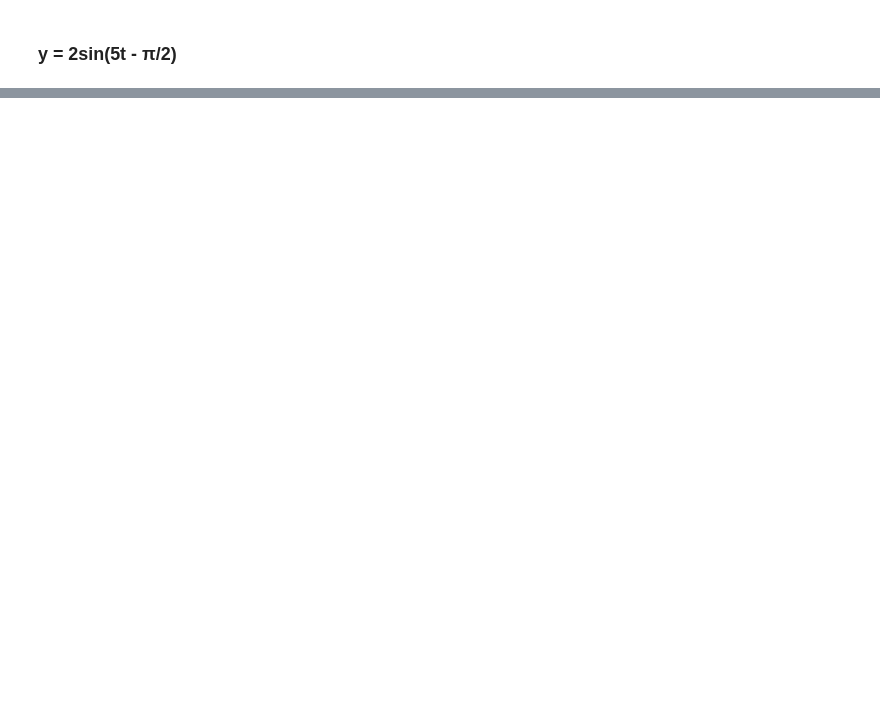
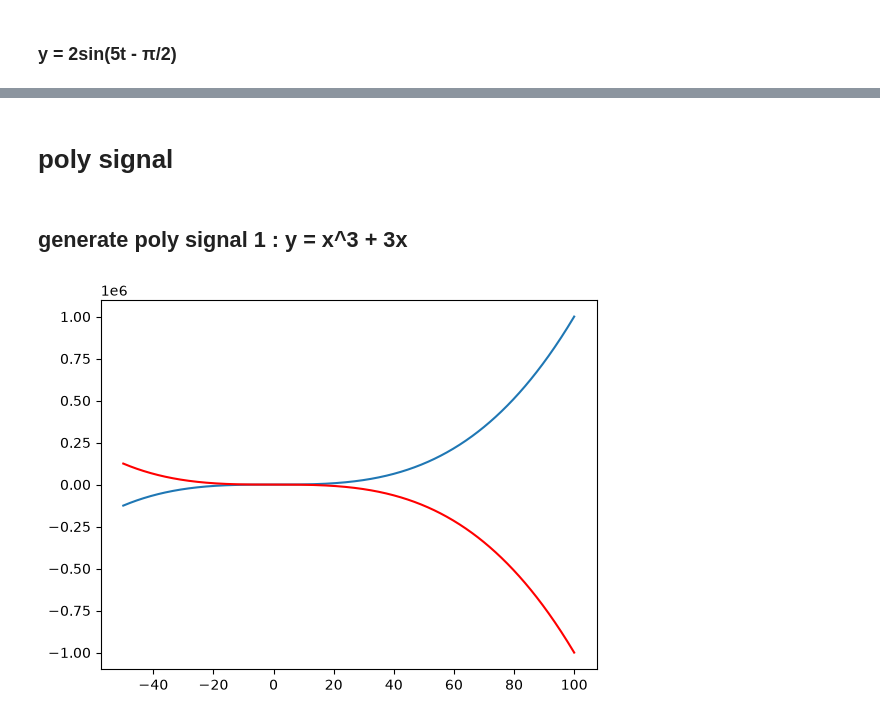
Before and after one commit to TJ-Paul/python-notes, a Jupyter notebook: 3_3_matplotlib_eqn_1.ipynb, the cells around one changed output, grey strips where cells are left out. Drawn from its saved outputs; the diff is of its cells as text; code cells hidden in the pictures; blank space fills up the shorter version.

```diff
--- a/3_3_matplotlib_eqn_1.ipynb
+++ b/3_3_matplotlib_eqn_1.ipynb
@@ -221,0 +323,22 @@ main3()
+# %% [markdown]
+# poly signal
+# %% [markdown]
+## generate poly signal 1 : y = x^3 + 3x
+# %%
+def poly_signal(t):
+    y = t**3 + 3*t
+
+    return y
+# %%
+def main4():
+    t = np.linspace(-50,100,1000)
+    x = poly_signal(t)
+    y = poly_signal(-t)
+
+    plt.plot(t,x)
+    plt.plot(t,y,color='red')
+    plt.show()
+
+main4()
+# %% [output]
+[figure, added]
```
Also changed, not shown: parts of 14 cells of this notebook.
